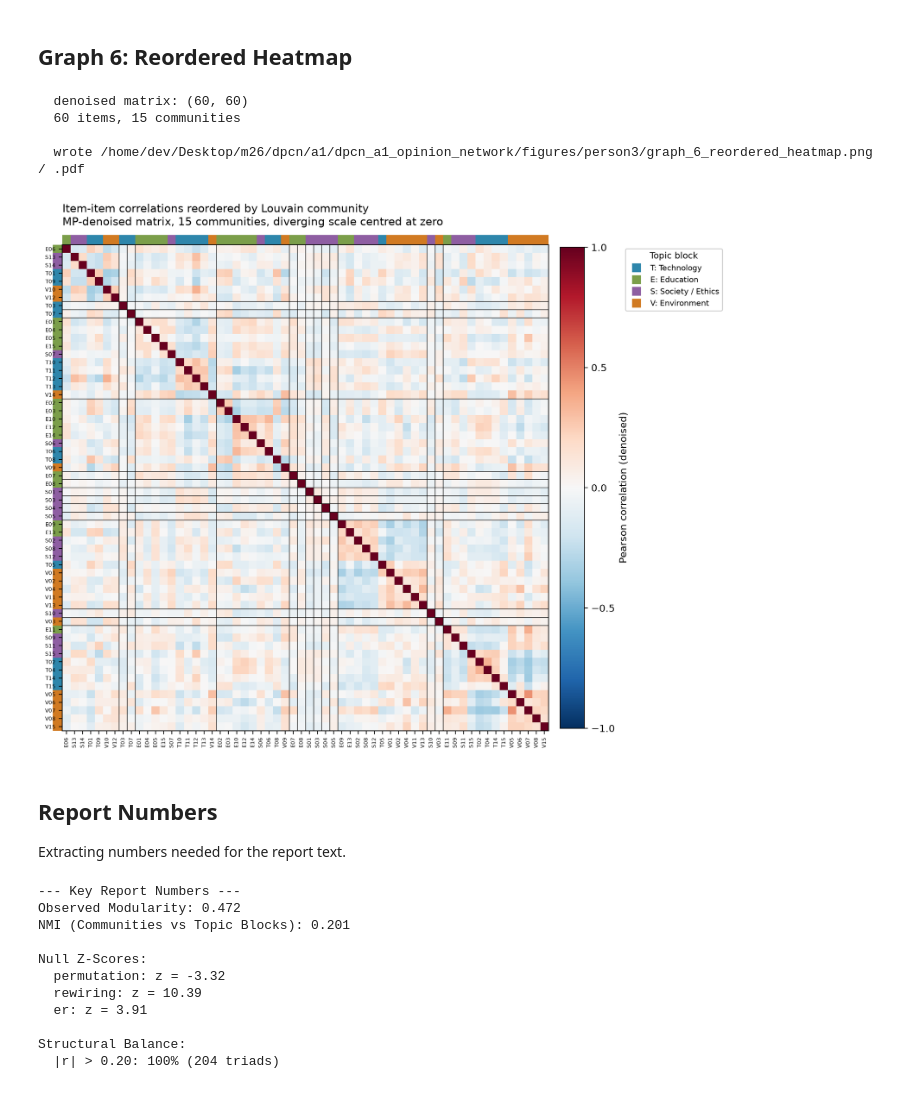
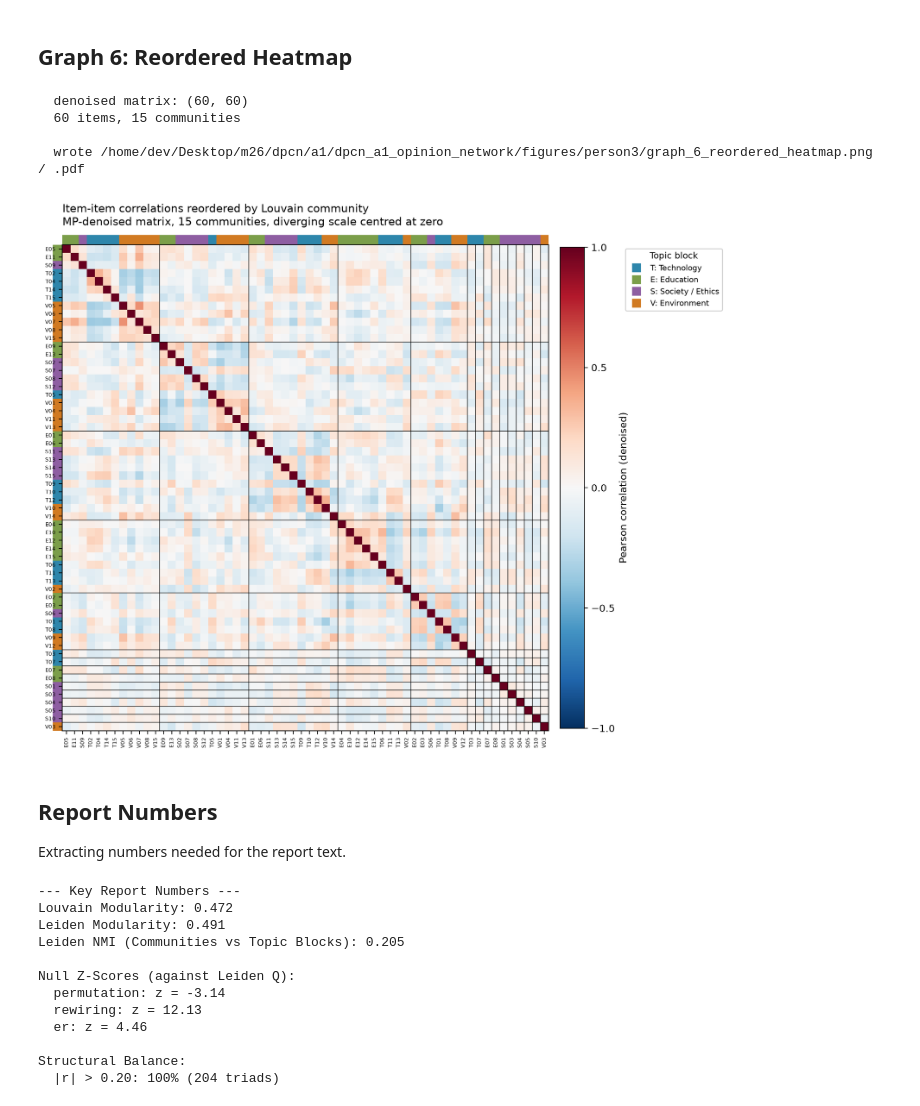
Before and after one commit to shreyash-lohare/dpcn_a1_opinion_network, a Jupyter notebook: notebooks/person3_exploration.ipynb, the cells around one changed output. Saved outputs shown, nothing was run; the diff lists cells and outputs as text; code cells hidden in the pictures.

Commit message:
fix: graph 10 clean rewrite and notebook module reload

```diff
--- a/notebooks/person3_exploration.ipynb
+++ b/notebooks/person3_exploration.ipynb
@@ -74,23 +85,26 @@ display(Image(filename=str(ROOT / "figures/person3/graph_11_structural_balance.p
 # %% [markdown]
 ## Graph 6: Reordered Heatmap
 # %%
+import src.person3.graph_6
+importlib.reload(src.person3.graph_6)
 from src.person3.graph_6 import run as run_g6
 stats_g6 = run_g6()
 display(Image(filename=str(ROOT / "figures/person3/graph_6_reordered_heatmap.png")))
 # %% [output]
   denoised matrix: (60, 60)
   60 items, 15 communities
 
   wrote /home/dev/Desktop/m26/dpcn/a1/dpcn_a1_opinion_network/figures/person3/graph_6_reordered_heatmap.png / .pdf
-[figure, old version]
+[figure, new version]
 # %% [markdown]
 ## Report Numbers
 Extracting numbers needed for the report text.
 # %%
 print("\n--- Key Report Numbers ---")
-print(f"Observed Modularity: {stats_g10['Q_observed']:.3f}")
-print(f"NMI (Communities vs Topic Blocks): {stats_g10['nmi_vs_topic_blocks']:.3f}")
-print("\nNull Z-Scores:")
+print(f"Louvain Modularity: {stats_g10.get('Q_louvain', 0.472):.3f}")
+print(f"Leiden Modularity: {stats_g10['Q_observed']:.3f}")
+print(f"Leiden NMI (Communities vs Topic Blocks): {stats_g10['nmi_vs_topic_blocks']:.3f}")
+print("\nNull Z-Scores (against Leiden Q):")
 for k, v in stats_g10['nulls'].items():
     print(f"  {k}: z = {v['z']:.2f}")
 print("\nStructural Balance:")
@@ -99,13 +113,14 @@ for r in stats_g11['sweep']:
         print(f"  |r| > {r['threshold']:.2f}: {r['balanced_fraction']*100:.0f}% ({r['total_triads']} triads)")
 # %% [output]
 --- Key Report Numbers ---
-Observed Modularity: 0.472
-NMI (Communities vs Topic Blocks): 0.201
+Louvain Modularity: 0.472
+Leiden Modularity: 0.491
+Leiden NMI (Communities vs Topic Blocks): 0.205
 
-Null Z-Scores:
-  permutation: z = -3.32
-  rewiring: z = 10.39
-  er: z = 3.91
+Null Z-Scores (against Leiden Q):
+  permutation: z = -3.14
+  rewiring: z = 12.13
+  er: z = 4.46
 
 Structural Balance:
   |r| > 0.20: 100% (204 triads)
```
Also changed, not shown: parts of 4 cells of this notebook, 2 other files.
